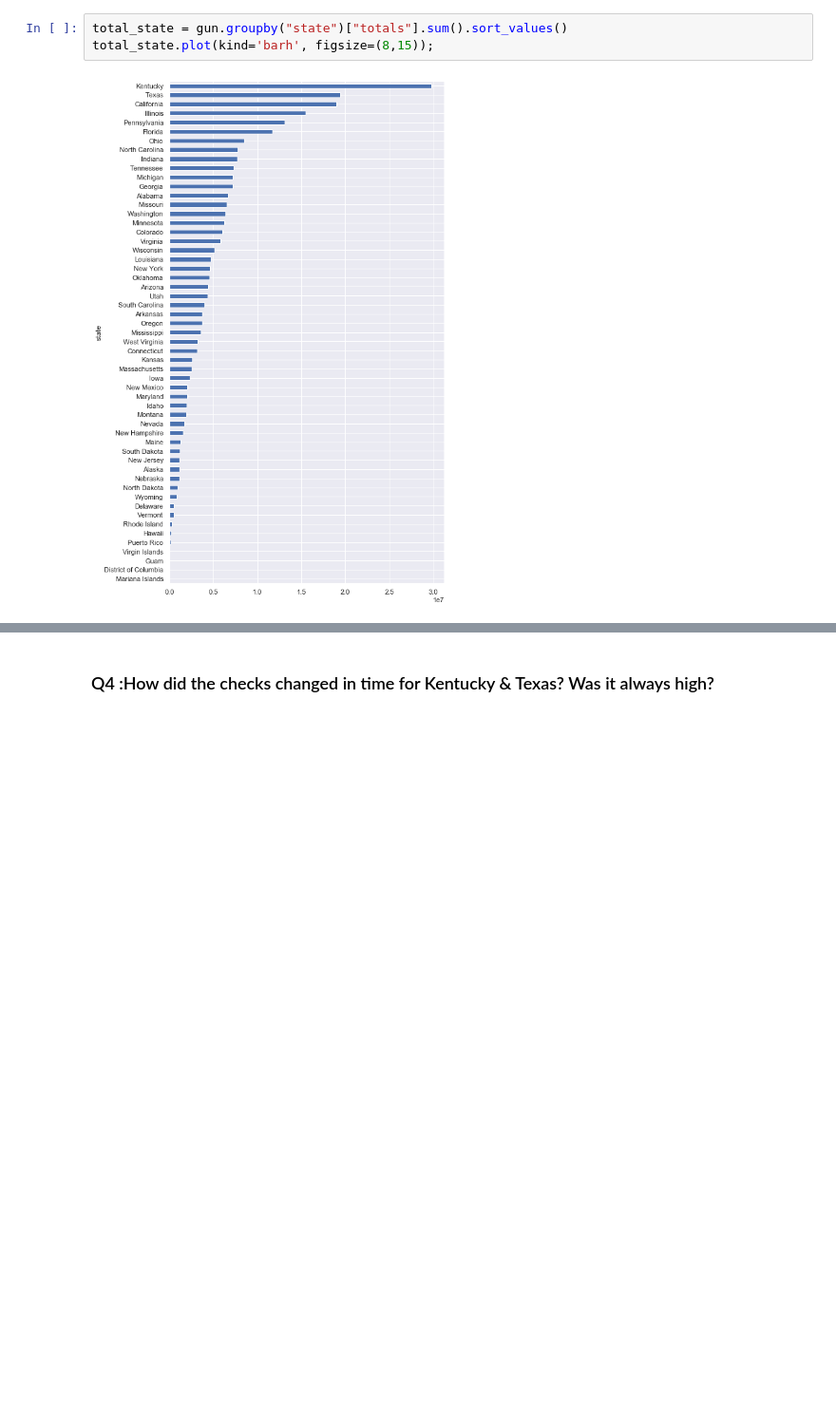
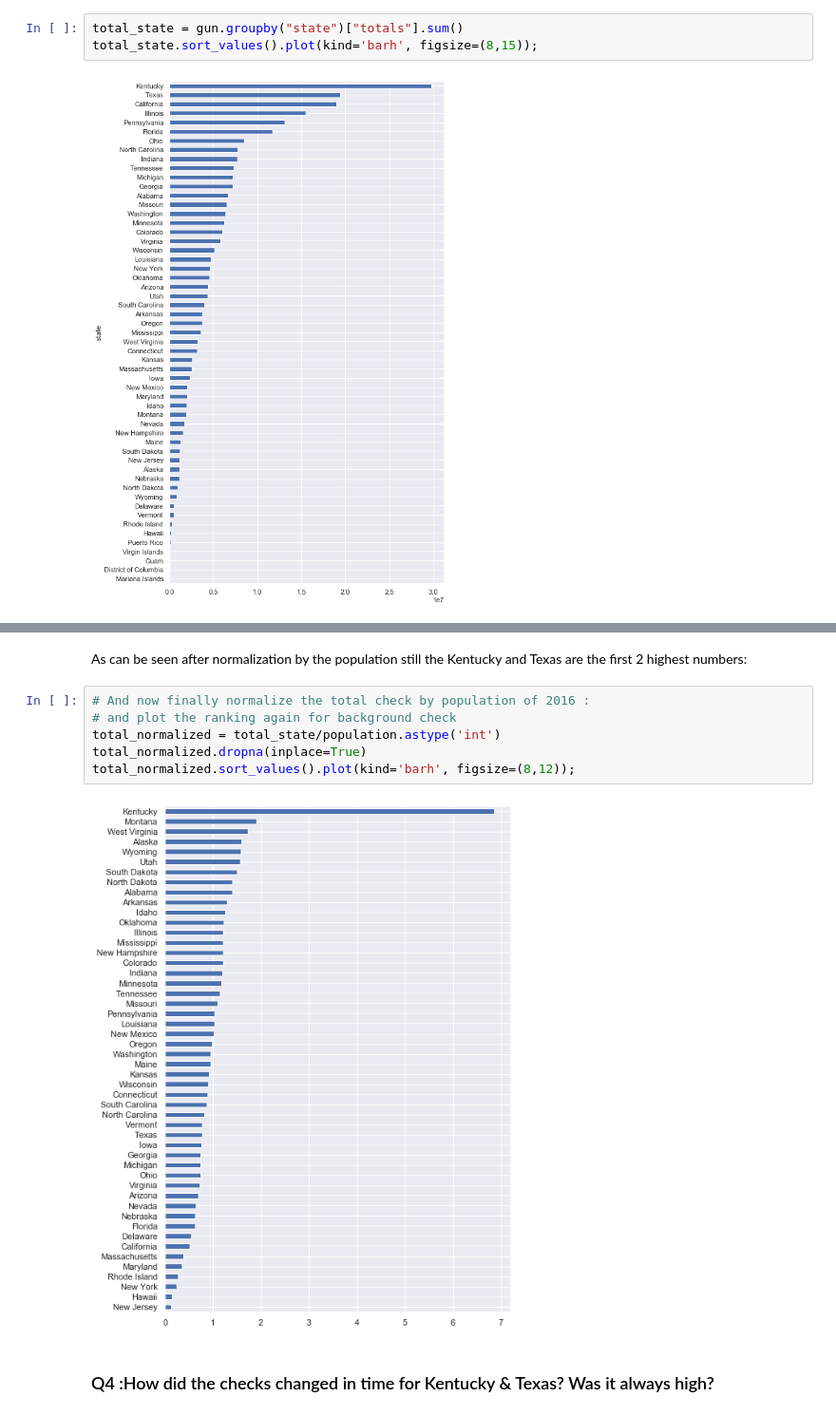
Before and after one commit to bijanfallah/FBI_background_check, a Jupyter notebook: investigate-a-dataset-template.ipynb, the cells around one changed output, grey strips where cells are left out. Shown at 95% size. Cells and saved outputs as stored; diff of their text form; blank space fills up the shorter version.

```diff
--- a/investigate-a-dataset-template.ipynb
+++ b/investigate-a-dataset-template.ipynb
@@ -406,8 +422,8 @@ As can be seen from the plot there is a monthly cycle in the data with a peak at
 # %% [markdown]
 ### Q3 : How is the geographic distribution of the total checks?
 # %%
-total_state = gun.groupby("state")["totals"].sum().sort_values()
-total_state.plot(kind='barh', figsize=(8,15));
+total_state = gun.groupby("state")["totals"].sum()
+total_state.sort_values().plot(kind='barh', figsize=(8,15));
 # %% [output]
 [figure]
 # %%
@@ -424,3 +448,13 @@ Name: totals, dtype: int64
+# %% [markdown]
+ As can be seen after normalization by the population still the Kentucky and Texas are the first 2 highest numbers:
+# %%
+# And now finally normalize the total check by population of 2016 :
+# and plot the ranking again for background check
+total_normalized = total_state/population.astype('int')
+total_normalized.dropna(inplace=True)
+total_normalized.sort_values().plot(kind='barh', figsize=(8,12));
+# %% [output]
+[figure, added]
 # %% [markdown]
 ### Q4 :How did the checks changed in time for  Kentucky & Texas? Was it always high?
 # %%
```
Also changed, not shown: parts of 9 cells of this notebook, 2 other files.
